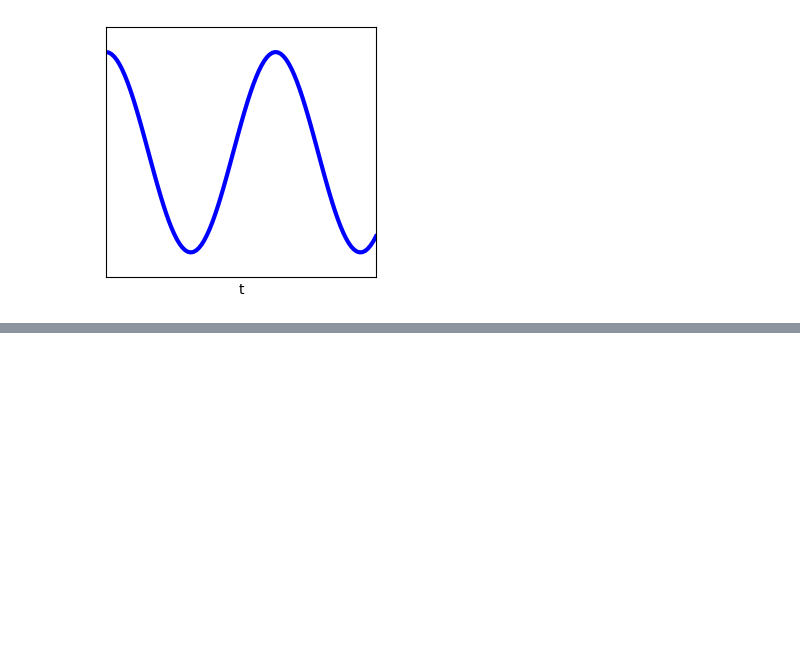
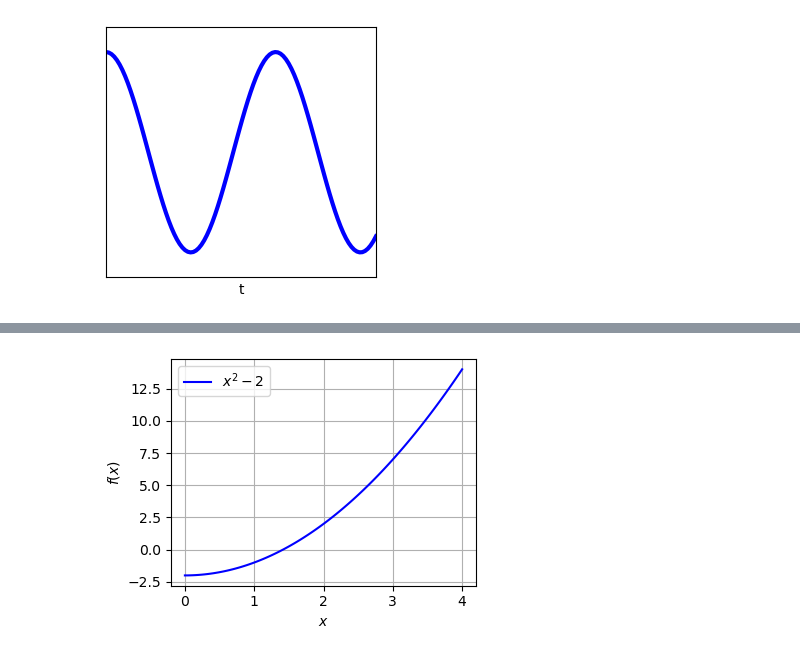
Before and after one commit to martavp/integrated-energy-grids, a Jupyter notebook: Lectures/Drawings_lectures.ipynb, the cells around one changed output, grey strips where cells are left out. Saved outputs shown, nothing was run; the diff lists cells and outputs as text; code cells hidden in the pictures; blank space fills up the shorter version.

```diff
--- a/Lectures/Drawings_lectures.ipynb
+++ b/Lectures/Drawings_lectures.ipynb
@@ -198,0 +241,17 @@ plt.savefig('fig9.png')
+# %%
+plt.rcParams["figure.figsize"] = [4, 3]
+plt.rcParams["figure.autolayout"] = True
+
+def f(x):
+   return x**2 -2
+
+x = np.linspace(0, 4, 100)
+
+plt.plot(x, f(x), color='blue', label='$x^2-2$')
+plt.grid()
+plt.xlabel('$x$')
+plt.ylabel('$f(x)$ ')
+plt.legend()
+plt.savefig('fig12.png')
+# %% [output]
+[figure, added]
```
Also changed, not shown: parts of 4 cells of this notebook, 9 other files.
